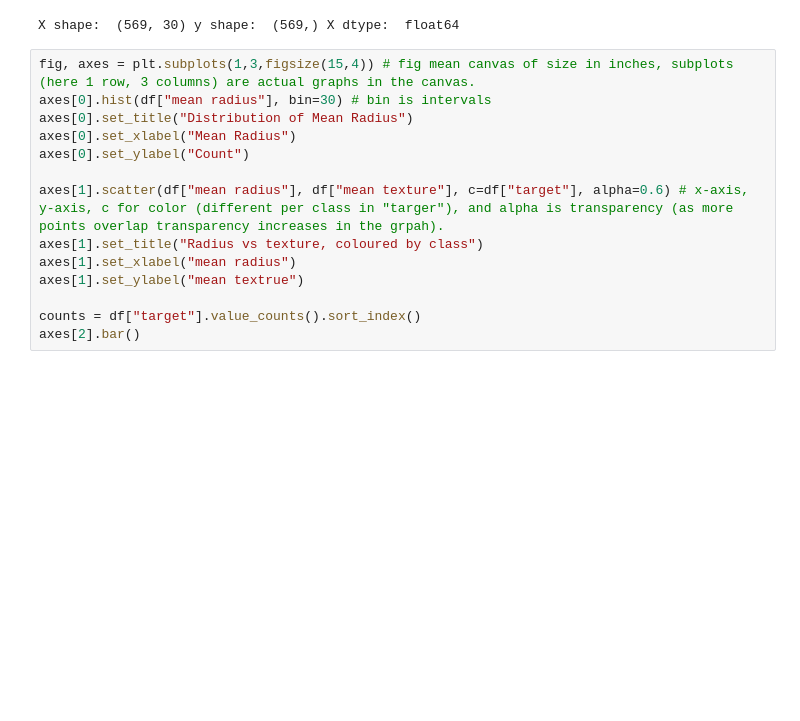
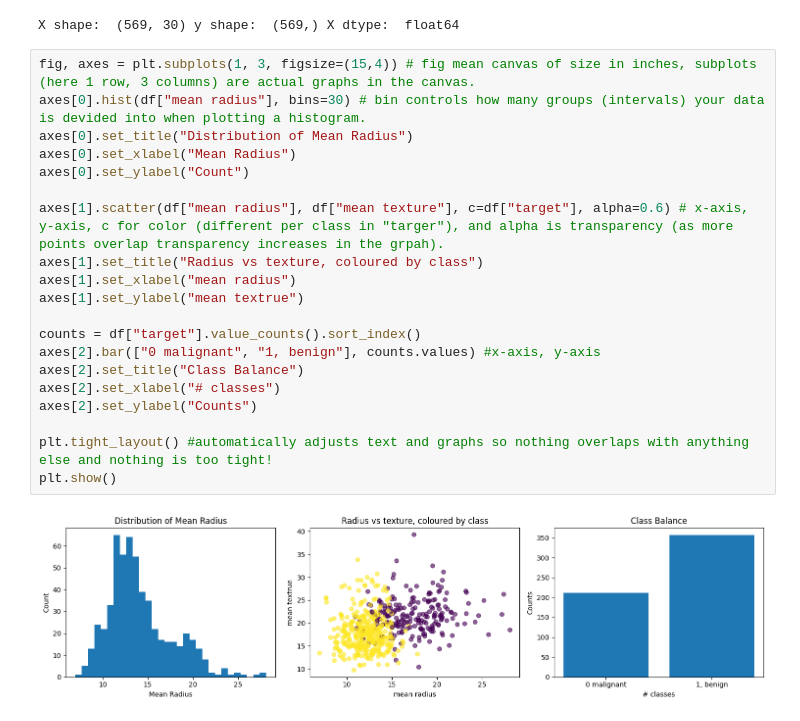
Before and after one commit to ascr0wn/google_colab_notebooks, a Jupyter notebook: 01_dl_intro.ipynb, the cells around one changed output. Cells and saved outputs as stored; diff of their text form; blank space fills up the shorter version.

```diff
--- a/01_dl_intro.ipynb
+++ b/01_dl_intro.ipynb
@@ -312,16 +293,24 @@ print("X shape: ", X.shape, "y shape: ", y.shape, "X dtype: ", X.dtype)
 # %% [output]
 X shape:  (569, 30) y shape:  (569,) X dtype:  float64
 # %%
-fig, axes = plt.subplots(1,3,figsize(15,4)) # fig mean canvas of size in inches, subplots (here 1 row, 3 columns) are actual graphs in the canvas.
-axes[0].hist(df["mean radius"], bin=30) # bin is intervals
+fig, axes = plt.subplots(1, 3, figsize=(15,4)) # fig mean canvas of size in inches, subplots (here 1 row, 3 columns) are actual graphs in the canvas.
+axes[0].hist(df["mean radius"], bins=30) # bin controls how many groups (intervals) your data is devided into when plotting a histogram.
 axes[0].set_title("Distribution of Mean Radius")
 axes[0].set_xlabel("Mean Radius")
 axes[0].set_ylabel("Count")
 
 axes[1].scatter(df["mean radius"], df["mean texture"], c=df["target"], alpha=0.6) # x-axis, y-axis, c for color (different per class in "targer"), and alpha is transparency (as more points overlap transparency increases in the grpah).
 axes[1].set_title("Radius vs texture, coloured by class")
 axes[1].set_xlabel("mean radius")
 axes[1].set_ylabel("mean textrue")
 
 counts = df["target"].value_counts().sort_index()
-axes[2].bar()
+axes[2].bar(["0 malignant", "1, benign"], counts.values) #x-axis, y-axis
+axes[2].set_title("Class Balance")
+axes[2].set_xlabel("# classes")
+axes[2].set_ylabel("Counts")
+
+plt.tight_layout() #automatically adjusts text and graphs so nothing overlaps with anything else and nothing is too tight!
+plt.show()
+# %% [output]
+[figure, added]
```
Also changed, not shown: parts of 26 cells of this notebook.
